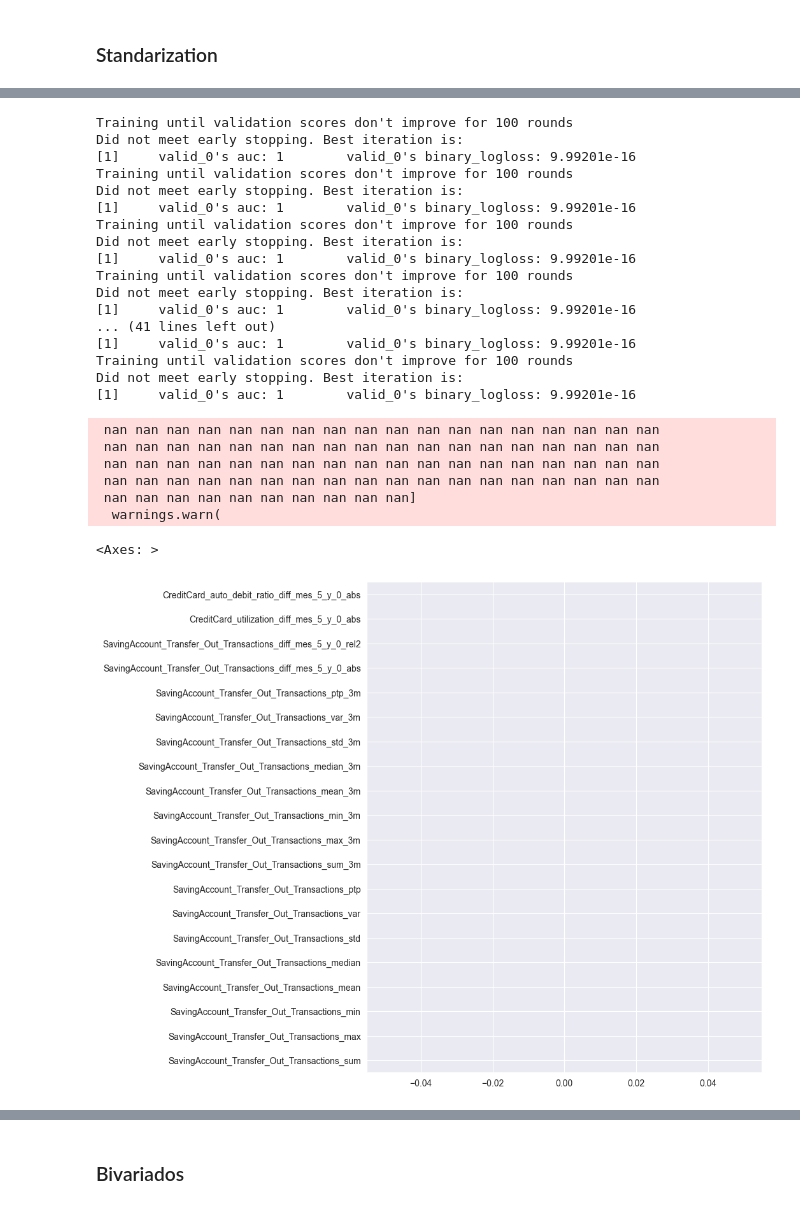
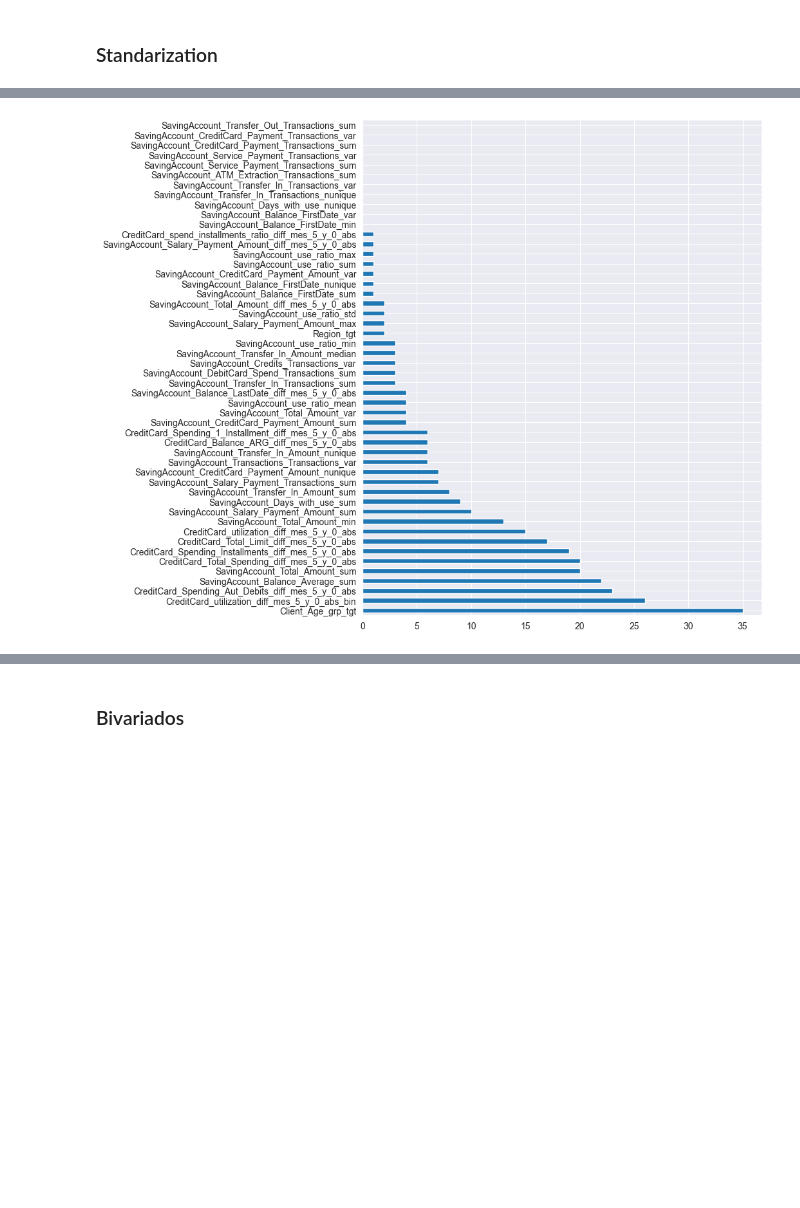
Before and after one commit to carlox321/UTN-Machine-Learning, a Jupyter notebook: TP_Final_ML_Grupo_5.ipynb, the cells around one changed output, grey strips where cells are left out. Drawn from its saved outputs; the diff is of its cells as text; code cells hidden in the pictures; blank space fills up the shorter version.

Commit message:
Arreglo TGT y logro que todo el modelo se ejecute

```diff
--- a/TP_Final_ML_Grupo_5.ipynb
+++ b/TP_Final_ML_Grupo_5.ipynb
@@ -2476,7 +2525,5 @@ ABT
 # %%
-col_to = ['SavingAccount_Transfer_Out_Transactions_diff_mes_5_y_0_abs',
-       'SavingAccount_Transfer_Out_Transactions_diff_mes_5_y_0_rel',
-       'SavingAccount_Transfer_Out_Transactions_diff_mes_5_y_0_rel2',
-       'CreditCard_utilization_diff_mes_5_y_0_abs',
-       'CreditCard_auto_debit_ratio_diff_mes_5_y_0_abs']
-col_to
+scaler = StandardScaler()
+
+data_scaled = scaler.fit_transform(X)
+ABT_scaled = pd.DataFrame(data_scaled, columns=X.columns, index=ABT.index)
@@ -2538,2 +2549,9 @@ array([[-0.01502536, -0.01862288, -0.01337039, ..., -0.01784649,
 # %%
-ABT[cols]
+# Ahora sí, concatená con client_id
+ABT = pd.concat(
+    [
+        ABT[['client_id']].reset_index(drop=True),
+        ABT_scaled.reset_index(drop=True)
+    ],
+    axis=1
+)
@@ -2726,6 +2737,6 @@ Index(['client_id', 'CreditCard_Premium',
       dtype='object')
 # %%
-cols = ['CreditCard_Premium', 'client_id']
+cols = ['client_id']
 ABT.drop(cols, axis=1, inplace= True)
 # %% [markdown]
 ### Standarization
@@ -2771,0 +2778,3 @@ ABT_Model.head(5)
+# %%
+ABT_Model = ABT.copy()
+ABT_Model.head(5)
@@ -2772,14 +2789,6 @@ ABT_Model.head(5)
 # %%
 target_column = 'TGT'
-numerical_cols = [x for x in ABT_Model.columns if (x != 'client_id') & (x != 'TGT') ]
-
-from scipy.stats import randint as sp_randint
-from scipy.stats import uniform as sp_uniform
-import numpy as np
-import pandas as pd
-import lightgbm as lgb
-from sklearn.metrics import roc_auc_score
-from sklearn.model_selection import RandomizedSearchCV
+numerical_cols = [x for x in ABT_Model.columns if (x != 'idx') & (x != 'TGT') ]
 
 # ========= Cambios mínimos en fit_params =========
 # - Reemplazo early_stopping_rounds y verbose por callbacks (compatibles v3/v4)
@@ -3002,28 +2859,4 @@ Did not meet early stopping. Best iteration is:
-Training until validation scores don't improve for 100 rounds
-Did not meet early stopping. Best iteration is:
-[1]     valid_0's auc: 1        valid_0's binary_logloss: 9.99201e-16
-Training until validation scores don't improve for 100 rounds
-Did not meet early stopping. Best iteration is:
-[1]     valid_0's auc: 1        valid_0's binary_logloss: 9.99201e-16
-Training until validation scores don't improve for 100 rounds
-Did not meet early stopping. Best iteration is:
-[1]     valid_0's auc: 1        valid_0's binary_logloss: 9.99201e-16
-Training until validation scores don't improve for 100 rounds
-Did not meet early stopping. Best iteration is:
-[1]     valid_0's auc: 1        valid_0's binary_logloss: 9.99201e-16
-... (41 lines left out)
-[1]     valid_0's auc: 1        valid_0's binary_logloss: 9.99201e-16
-Training until validation scores don't improve for 100 rounds
-Did not meet early stopping. Best iteration is:
-[1]     valid_0's auc: 1        valid_0's binary_logloss: 9.99201e-16
- nan nan nan nan nan nan nan nan nan nan nan nan nan nan nan nan nan nan
- nan nan nan nan nan nan nan nan nan nan nan nan nan nan nan nan nan nan
- nan nan nan nan nan nan nan nan nan nan nan nan nan nan nan nan nan nan
- nan nan nan nan nan nan nan nan nan nan nan nan nan nan nan nan nan nan
- nan nan nan nan nan nan nan nan nan nan]
-  warnings.warn(
-<Axes: >
-[figure, old version]
+[figure, new version]
 # %%
 a = pd.DataFrame(feat_imp.nlargest(50))
 a
```
Also changed, not shown: parts of 67 cells of this notebook, 1 other file.
